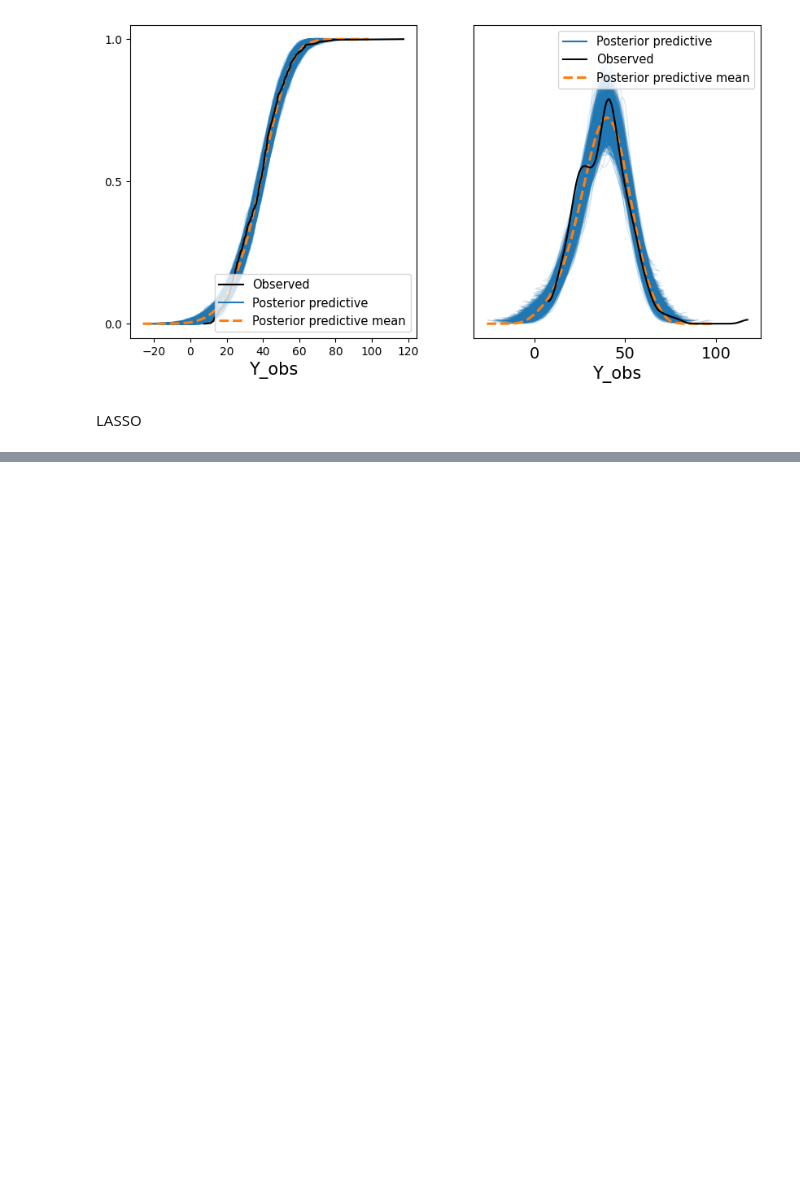
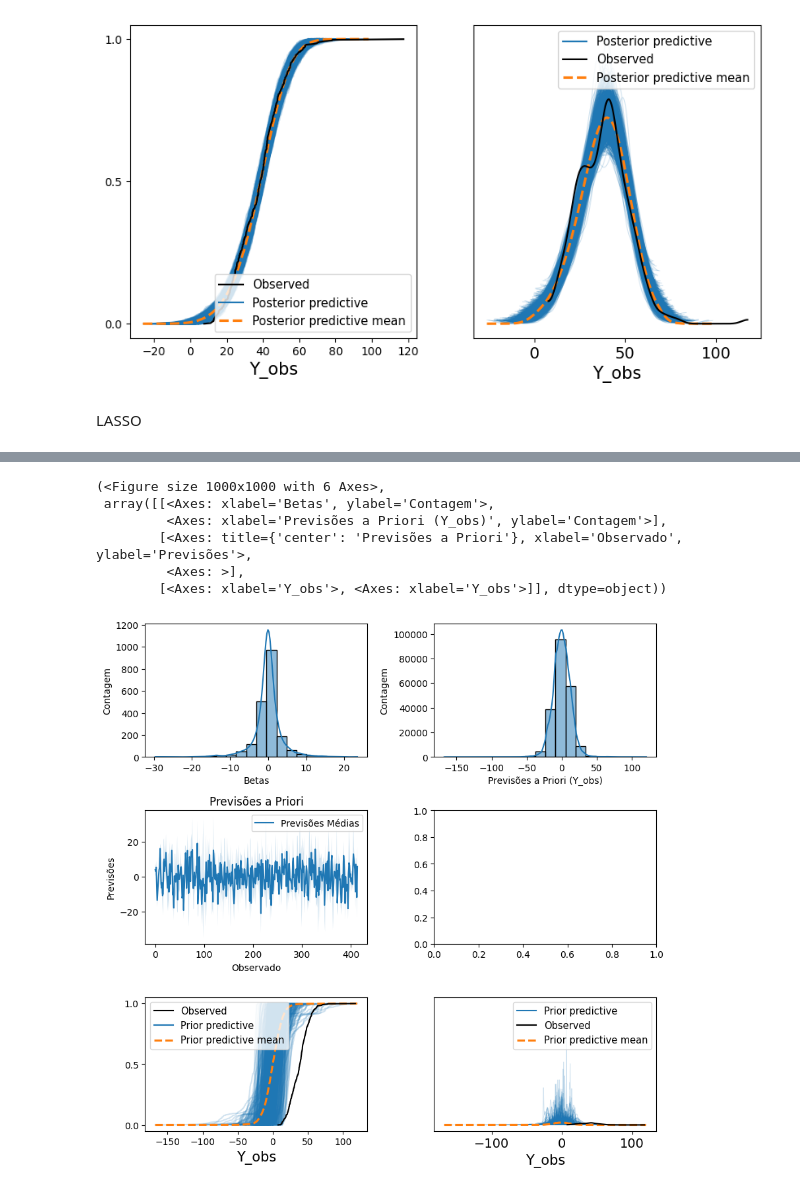
Before and after one commit to AnabelleSouza/CRUD_PDO-CONTEINER, a Jupyter notebook: Real_Estate_Valuation_2ipynb.ipynb, the cells around one changed output, grey strips where cells are left out. Cells and saved outputs as stored; diff of their text form; code cells hidden in the pictures; blank space fills up the shorter version.

```diff
--- a/Real_Estate_Valuation_2ipynb.ipynb
+++ b/Real_Estate_Valuation_2ipynb.ipynb
@@ -263,0 +339,34 @@ LASSO
+# %%
+# Criar o modelo Bayesiano Hierárquico
+with pm.Model(coords=coords) as model_hierarchical:
+    # Priori para o intercepto (alpha)
+    alpha = pm.Normal('alpha', mu=0, sigma=10)
+
+    # Priori hiperparamétrica para o desvio padrão das Laplaces dos betas
+    b_hyper = pm.Gamma('b_hyper', alpha=2, beta=1)
+
+    # Priori hierárquica para os coeficientes de regressão (betas) com distribuição Laplace
+    betas = pm.Laplace('betas', mu=0, b=b_hyper, dims='features')
+
+    # Priori hiperparamétrica para o desvio padrão do erro (epsilon)
+    epsilon_hyper = pm.Gamma('epsilon_hyper', alpha=2, beta=1)
+    epsilon = pm.HalfNormal('epsilon', sigma=epsilon_hyper)
+
+    # Definir a equação do modelo linear
+    mu = alpha + pt.dot(X_f, betas)
+
+    # Definir a verossimilhança (Normal)
+    likelihood = pm.Normal('Y_obs', mu=mu, sigma=epsilon, observed=y)
+
+    # Amostrar da distribuição a priori
+    trace_prior_hierarchical = pm.sample_prior_predictive()
+
+    # Amostrar da distribuição posterior
+    trace_hierarchical = pm.sample(1000, tune=1000, target_accept=0.95)
+
+    # Calcular log_likelihood
+    pm.compute_log_likelihood(trace_hierarchical)
+
+# Exibir o resumo dos parâmetros ajustados
+
+az.summary(trace_hierarchical)
@@ -263,0 +389,11 @@ LASSO
+# %%
+
+analise_priori(trace_prior_hierarchical,y)
+# %% [output]
+(<Figure size 1000x1000 with 6 Axes>,
+ array([[<Axes: xlabel='Betas', ylabel='Contagem'>,
+         <Axes: xlabel='Previsões a Priori (Y_obs)', ylabel='Contagem'>],
+        [<Axes: title={'center': 'Previsões a Priori'}, xlabel='Observado', ylabel='Previsões'>,
+         <Axes: >],
+        [<Axes: xlabel='Y_obs'>, <Axes: xlabel='Y_obs'>]], dtype=object))
+[figure, added]
```
Also changed, not shown: parts of 20 cells of this notebook.
